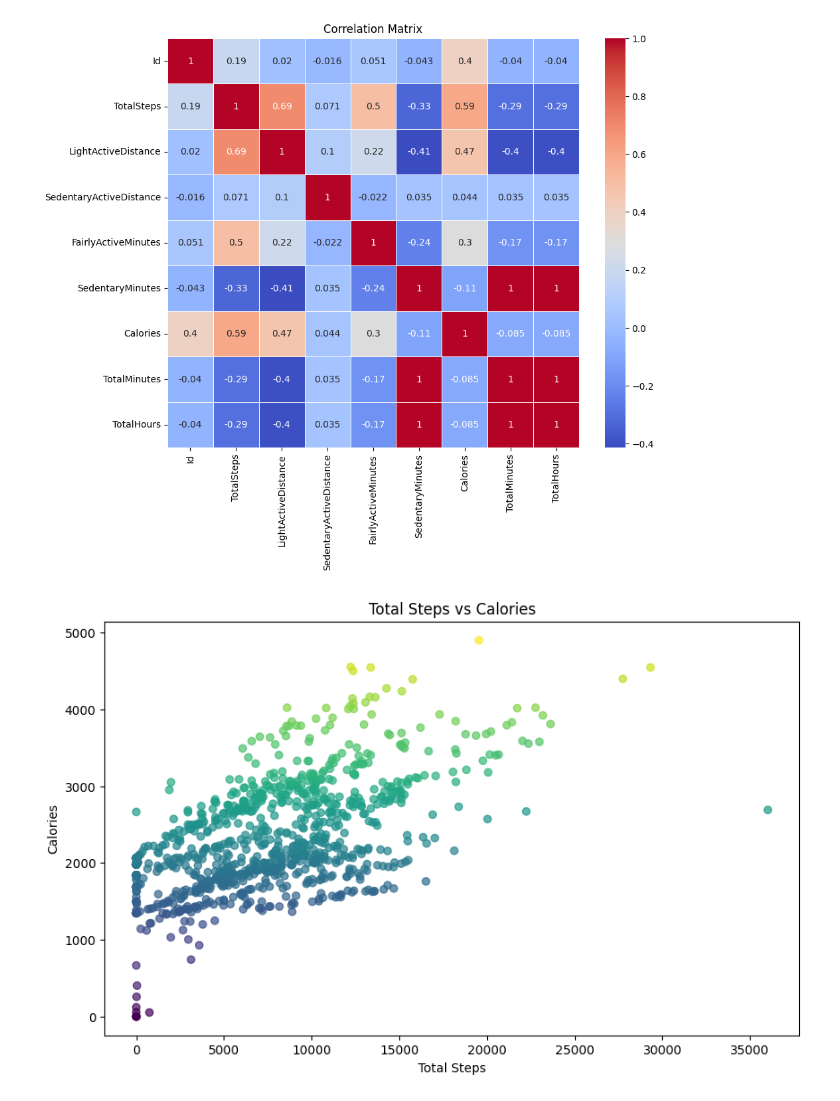
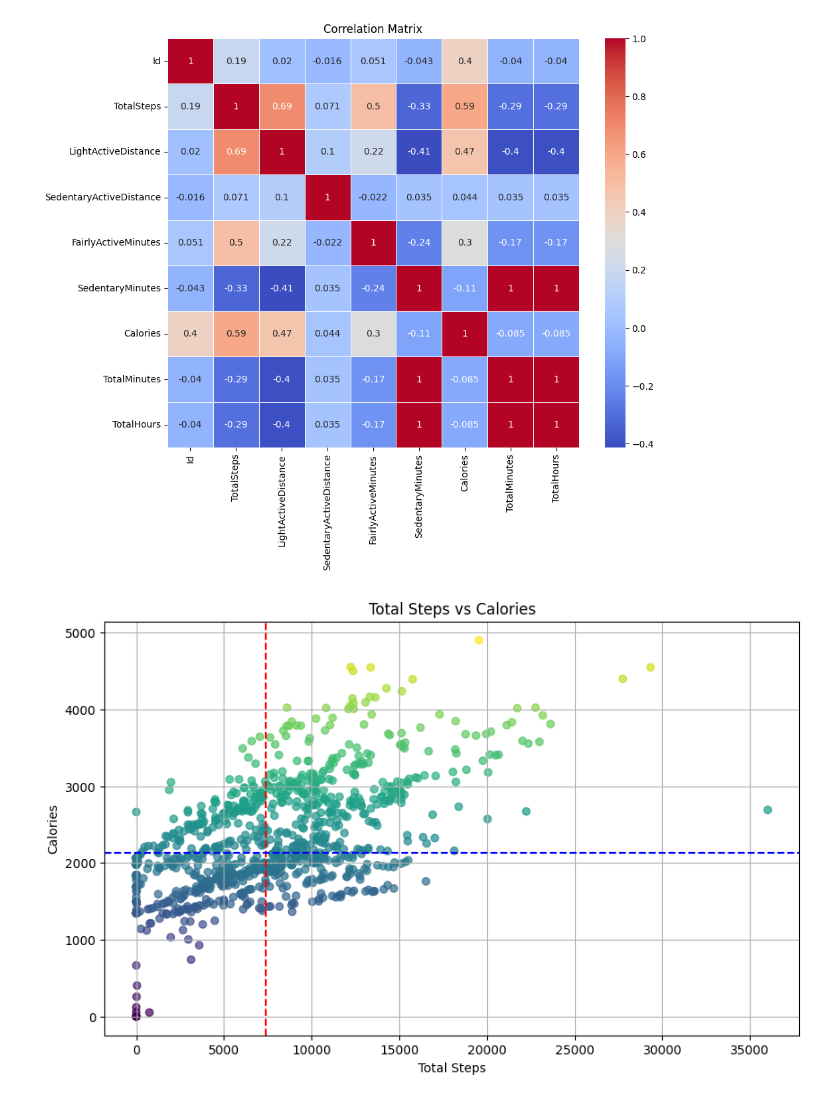
Before and after one commit to ahmedllshafiey/FitBit-Analysis, a Jupyter notebook: Bellabeat.ipynb, the cells around one changed output. Saved outputs shown, nothing was run; the diff lists cells and outputs as text; code cells hidden in the pictures.

```diff
--- a/Bellabeat.ipynb
+++ b/Bellabeat.ipynb
@@ -116,9 +116,19 @@ else:
 # %%
 plt.figure(figsize=(10, 6))
 plt.scatter(x=df['TotalSteps'], y=df['Calories'], c=df['Calories'], alpha=0.7)
+
 plt.title('Total Steps vs Calories')
+plt.grid(True)
+
+median_steps = df['TotalSteps'].median()
+plt.axvline(median_steps, color='r', linestyle='--', label='Median Steps')
+
+median_calories = df['Calories'].median()
+plt.axhline(median_calories, color='b', linestyle='--', label='Median Calories')
+
 plt.xlabel('Total Steps')
 plt.ylabel('Calories')
+
 plt.show()
 # %% [output]
-[figure, old version]
+[figure, new version]
```
